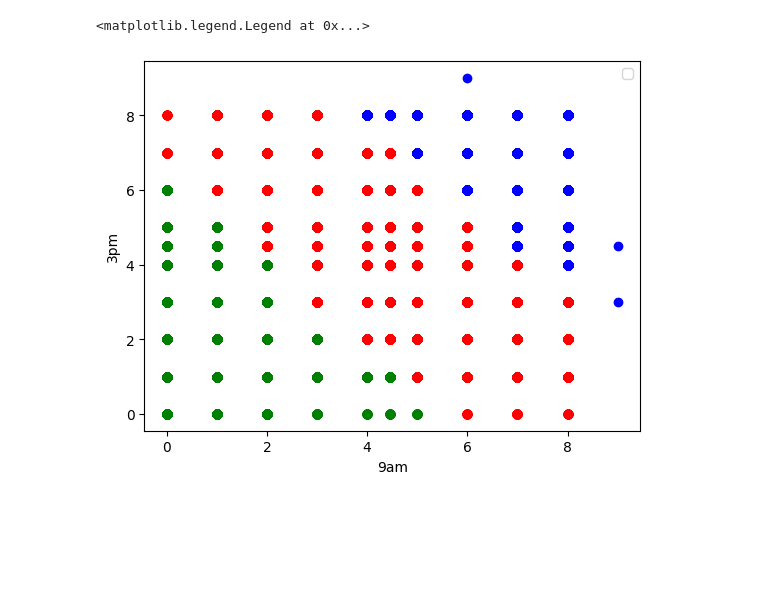
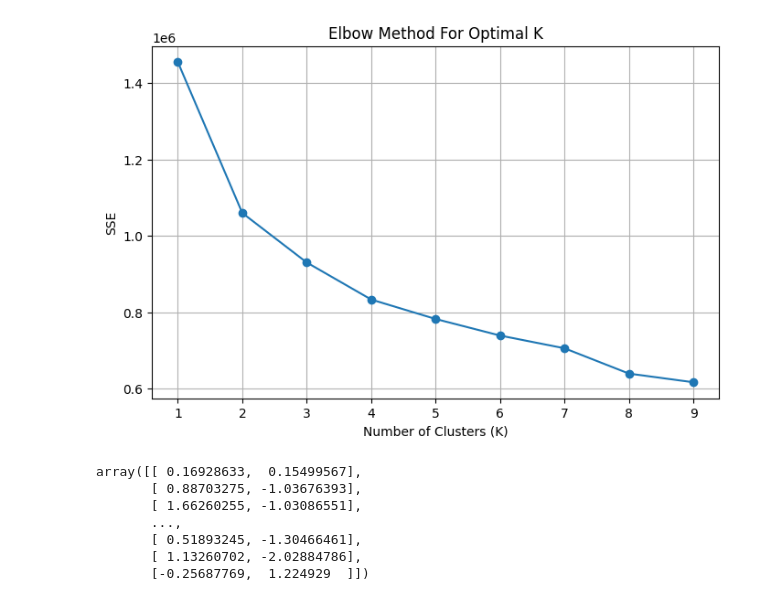
Before and after one commit to Team-RoboManipal/Samiksha-Ambastha, a Jupyter notebook: Samiksha_Ambastha_K-Means_CODE_Robomanipal.ipynb, the cells around one changed output. Saved outputs shown, nothing was run; the diff lists cells and outputs as text; code cells hidden in the pictures; blank space fills up the shorter version.

```diff
--- a/Samiksha_Ambastha_K-Means_CODE_Robomanipal.ipynb
+++ b/Samiksha_Ambastha_K-Means_CODE_Robomanipal.ipynb
@@ -19,0 +46,6 @@ plt.scatter(data['Cloud9am'],data['Cloud3pm'])
+# %%
+features = ['MinTemp', 'MaxTemp', 'Rainfall', 'Humidity9am', 'Humidity3pm', 'Temp9am', 'Temp3pm', 'Cloud9am', 'Cloud3pm', 'WindGustSpeed']
+# %%
+scaler = StandardScaler()
+scaled_features = scaler.fit_transform(data[features])
+scaled_features
@@ -20,12 +66,9 @@ plt.scatter(data['Cloud9am'],data['Cloud3pm'])
 # %%
-k_rng=range(1,10)
-sse=[]
+sse = []
+k_rng = range(1, 10)
 for k in k_rng:
-    km=KMeans(n_clusters=k)
-    km.fit(data[['Cloud9am','Cloud3pm']])
+    km = KMeans(n_clusters=k, random_state=42)
+    km.fit(scaled_features)
     sse.append(km.inertia_)
 sse
-plt.xlabel('K')
-plt.ylabel('SSE')
-plt.plot(k_rng,sse)
 # %% [output]
@@ -46,15 +84,10 @@ data.head()
-# %%
-data1=data[data.cluter==0]
-data2=data[data.cluter==1]
-data3=data[data.cluter==2]
-
-plt.scatter(data1['Cloud9am'],data1['Cloud3pm'],color='red')
-plt.scatter(data2['Cloud9am'],data2['Cloud3pm'],color='blue')
-plt.scatter(data3['Cloud9am'],data3['Cloud3pm'],color='green')
-
-plt.xlabel('9am')
-plt.ylabel('3pm')
-plt.legend()
-# %% [output]
-<matplotlib.legend.Legend at 0x...>
-[figure, removed]
+# %%
+plt.figure(figsize=(8, 5))
+plt.plot(k_rng, sse, marker='o')
+plt.xlabel('Number of Clusters (K)')
+plt.ylabel('SSE')
+plt.title('Elbow Method For Optimal K')
+plt.grid(True)
+plt.show()
+# %% [output]
+[figure, added]
@@ -60,0 +98,12 @@ plt.legend()
+# %%
+pca = PCA(n_components=2)
+reduced_features = pca.fit_transform(scaled_features)
+reduced_features
+# %% [output]
+array([[ 0.16928633,  0.15499567],
+       [ 0.88703275, -1.03676393],
+       [ 1.66260255, -1.03086551],
+       ...,
+       [ 0.51893245, -1.30466461],
+       [ 1.13260702, -2.02884786],
+       [-0.25687769,  1.224929  ]])
```
Also changed, not shown: parts of 9 cells of this notebook.
